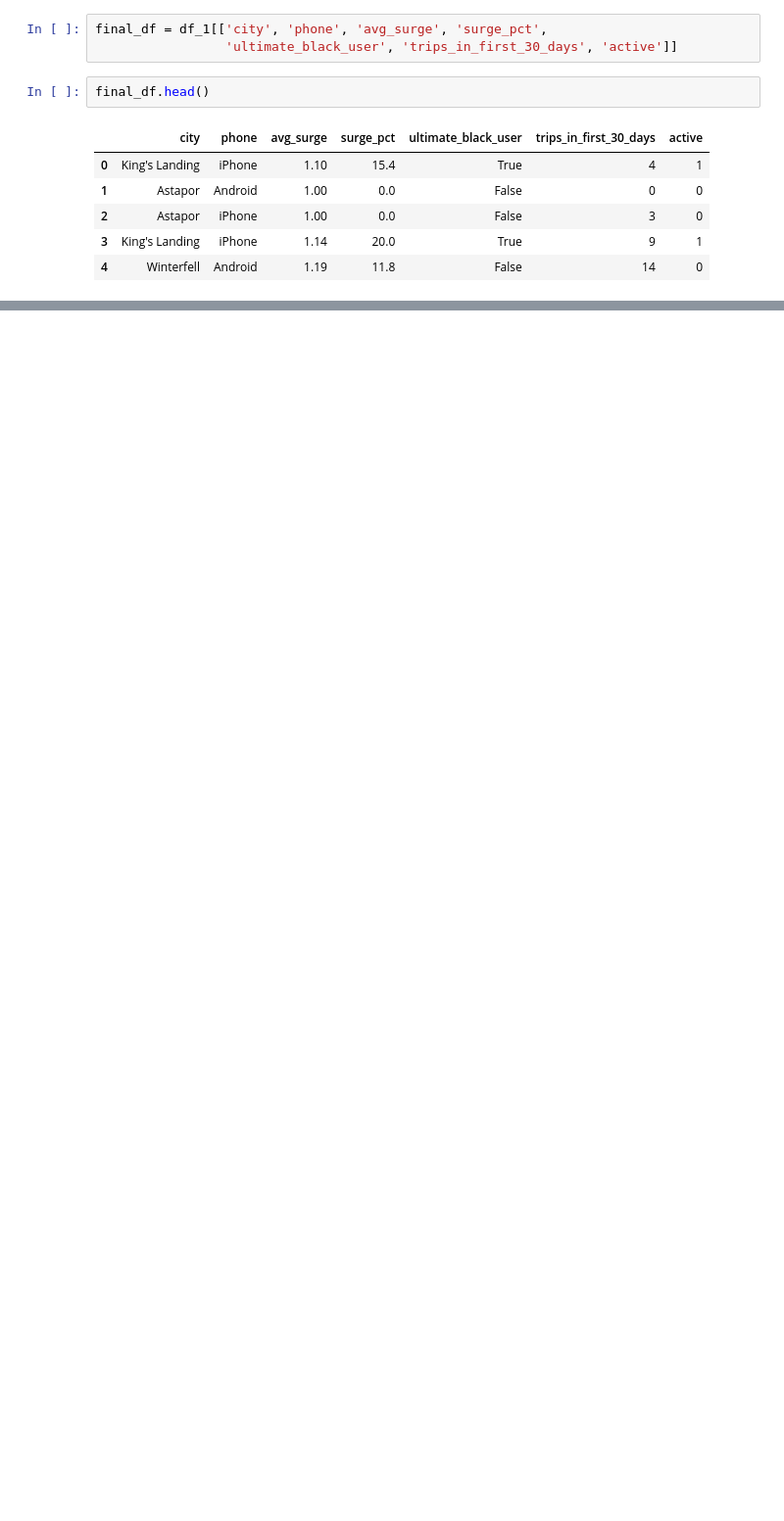
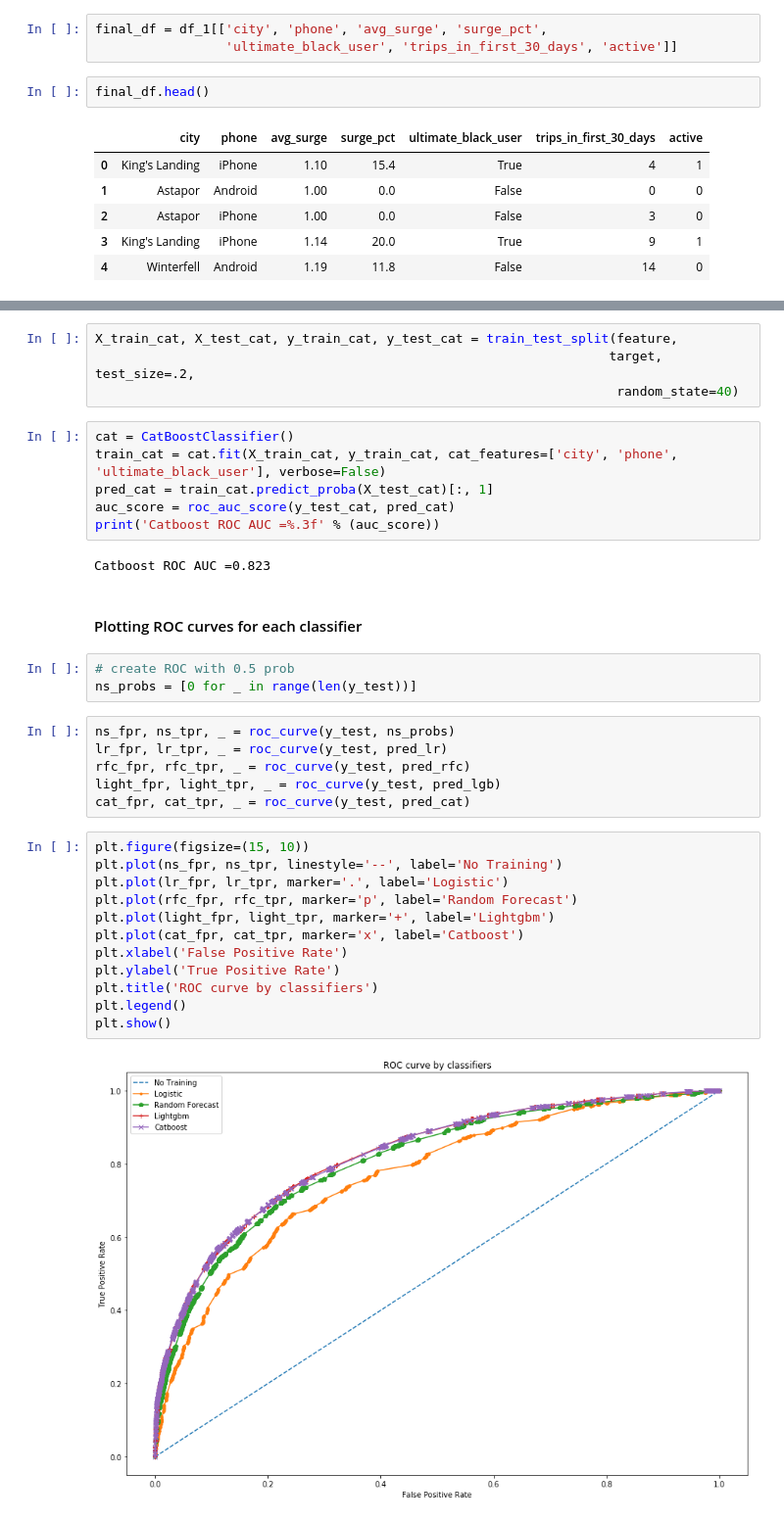
Before and after one commit to sittingman/takehome_proj, a Jupyter notebook: ultimate_challenge/part_3.ipynb, the cells around one changed output, grey strips where cells are left out. Shown: that part at 98% size. Drawn from its saved outputs; the diff is of its cells as text; blank space fills up the shorter version.

```diff
--- a/ultimate_challenge/part_3.ipynb
+++ b/ultimate_challenge/part_3.ipynb
@@ -370,0 +355,37 @@ Catboost has the best performance in this analysis. Catboost is particular good
+# %%
+X_train_cat, X_test_cat, y_train_cat, y_test_cat = train_test_split(feature,
+                                                                   target, test_size=.2,
+                                                                    random_state=40)
+# %%
+cat = CatBoostClassifier()
+train_cat = cat.fit(X_train_cat, y_train_cat, cat_features=['city', 'phone', 'ultimate_black_user'], verbose=False)
+pred_cat = train_cat.predict_proba(X_test_cat)[:, 1]
+auc_score = roc_auc_score(y_test_cat, pred_cat)
+print('Catboost ROC AUC =%.3f' % (auc_score))
+# %% [output]
+Catboost ROC AUC =0.823
+# %% [markdown]
+#### Plotting ROC curves for each classifier
+# %%
+# create ROC with 0.5 prob
+ns_probs = [0 for _ in range(len(y_test))]
+# %%
+ns_fpr, ns_tpr, _ = roc_curve(y_test, ns_probs)
+lr_fpr, lr_tpr, _ = roc_curve(y_test, pred_lr)
+rfc_fpr, rfc_tpr, _ = roc_curve(y_test, pred_rfc)
+light_fpr, light_tpr, _ = roc_curve(y_test, pred_lgb)
+cat_fpr, cat_tpr, _ = roc_curve(y_test, pred_cat)
+# %%
+plt.figure(figsize=(15, 10))
+plt.plot(ns_fpr, ns_tpr, linestyle='--', label='No Training')
+plt.plot(lr_fpr, lr_tpr, marker='.', label='Logistic')
+plt.plot(rfc_fpr, rfc_tpr, marker='p', label='Random Forecast')
+plt.plot(light_fpr, light_tpr, marker='+', label='Lightgbm')
+plt.plot(cat_fpr, cat_tpr, marker='x', label='Catboost')
+plt.xlabel('False Positive Rate')
+plt.ylabel('True Positive Rate')
+plt.title('ROC curve by classifiers')
+plt.legend()
+plt.show()
+# %% [output]
+[figure, added]
```
Also changed, not shown: parts of 47 cells of this notebook.
